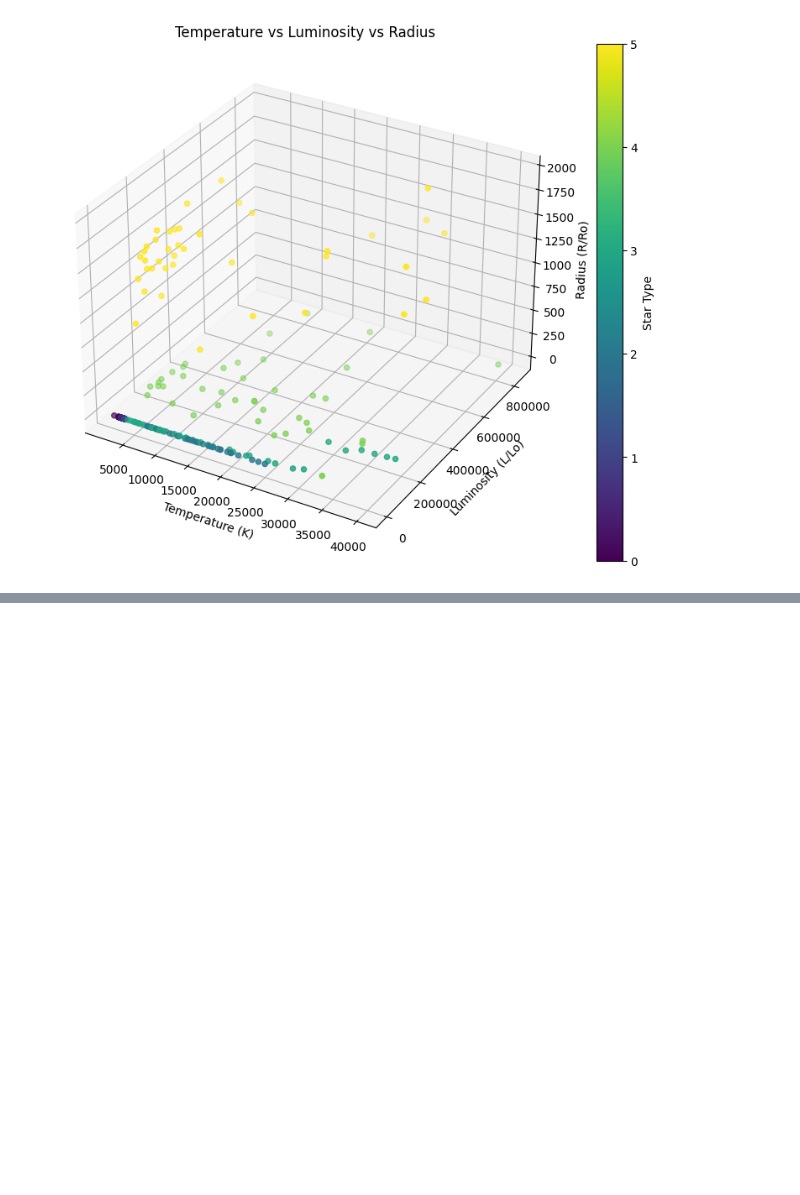
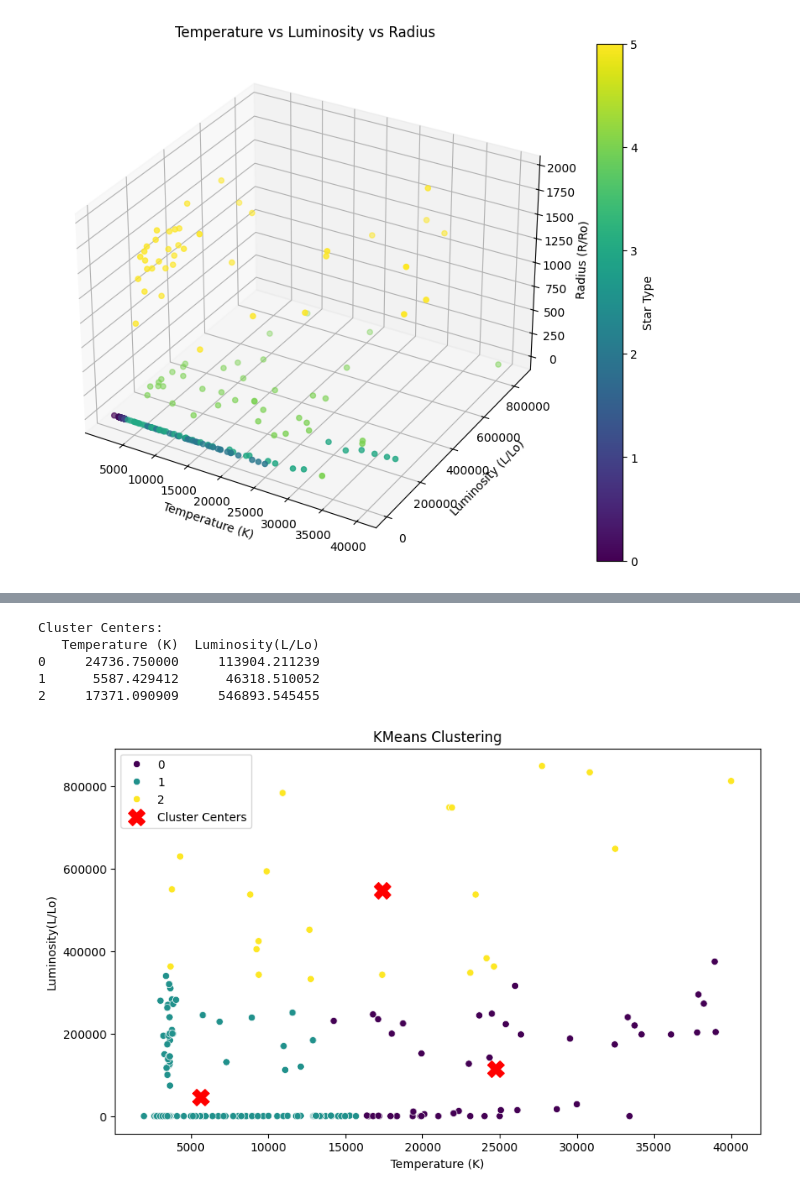
Before and after one commit to Haripritamreddy/EDA, a Jupyter notebook: EDA.ipynb, the cells around one changed output, grey strips where cells are left out. Drawn from its saved outputs; the diff is of its cells as text; code cells hidden in the pictures; blank space fills up the shorter version.

```diff
--- a/EDA.ipynb
+++ b/EDA.ipynb
@@ -258,0 +304,31 @@ plt.show()
+# %%
+# Fit KMeans with the chosen k
+kmeans = KMeans(n_clusters=3, init='k-means++', random_state=42)  # Replace 3 with your chosen k
+kmeans.fit(X_scaled)
+
+# Add cluster labels to the dataframe
+df['Cluster'] = kmeans.labels_
+
+cluster_centers = scaler.inverse_transform(kmeans.cluster_centers_) # Inverse transform to get the centers in the original scale
+
+# Create a DataFrame from the cluster centers for easier plotting/analysis
+cluster_centers_df = pd.DataFrame(cluster_centers, columns=features_for_clustering)
+
+
+print("Cluster Centers:")
+print(cluster_centers_df)
+
+
+plt.figure(figsize=(10, 6))
+sns.scatterplot(x=df['Temperature (K)'], y=df['Luminosity(L/Lo)'], hue=df['Cluster'], palette='viridis')
+plt.scatter(cluster_centers_df['Temperature (K)'], cluster_centers_df['Luminosity(L/Lo)'], marker='X', s=200, color='red', label='Cluster Centers')
+plt.title('KMeans Clustering')
+plt.legend()
+plt.show()
+# %% [output]
+Cluster Centers:
+   Temperature (K)  Luminosity(L/Lo)
+0     24736.750000     113904.211239
+1      5587.429412      46318.510052
+2     17371.090909     546893.545455
+[figure, added]
```
Also changed, not shown: parts of 5 cells of this notebook.
